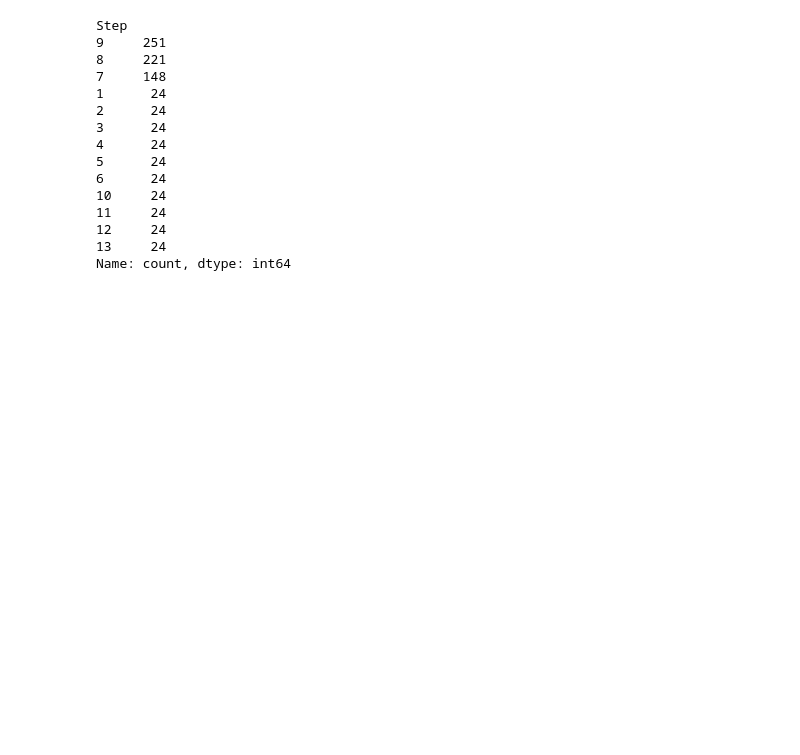
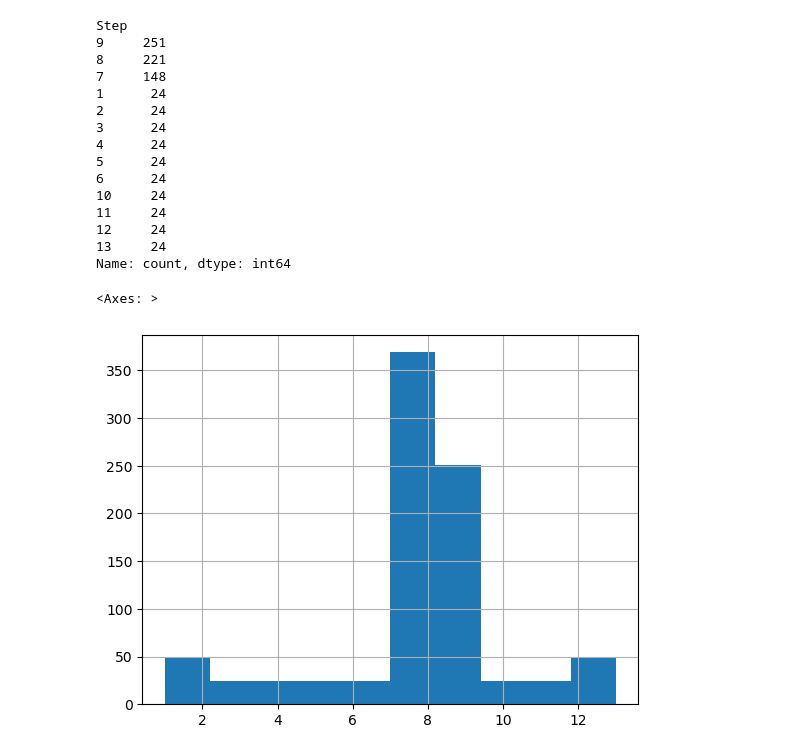
Before and after one commit to CaptainAhad/Project-1, a Jupyter notebook: Project 1.ipynb, the cells around one changed output. Drawn from its saved outputs; the diff is of its cells as text; code cells hidden in the pictures; blank space fills up the shorter version.

```diff
--- a/Project 1.ipynb
+++ b/Project 1.ipynb
@@ -84,3 +60,8 @@ Step
 12     24
 13     24
 Name: count, dtype: int64
+# %%
+df["Step"].hist()
+# %% [output]
+<Axes: >
+[figure, added]
```
Also changed, not shown: parts of 25 cells of this notebook, 1 other file.
